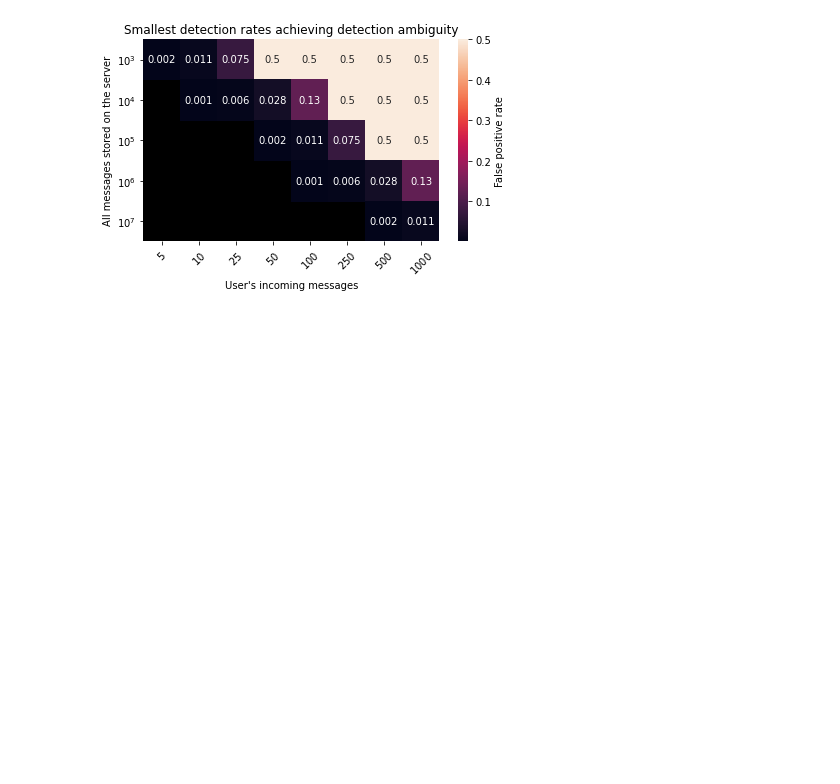
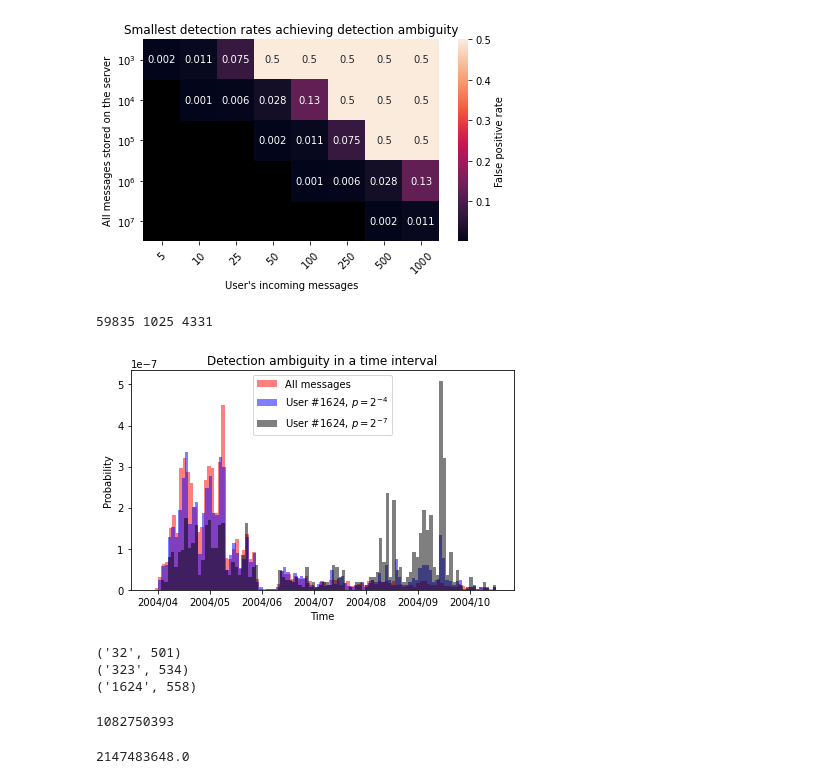
Before and after one commit to seresistvanandras/FMD-analysis, a Jupyter notebook: src/Analyser.ipynb, the cells around one changed output. Drawn from its saved outputs; the diff is of its cells as text; code cells hidden in the pictures; blank space fills up the shorter version.

```diff
--- a/src/Analyser.ipynb
+++ b/src/Analyser.ipynb
@@ -478,9 +548,10 @@ print(len(list(H.edges)))
 # %%
 ## Temporal Uniformity of Detection
-## We build the graph edge by edge adding also the cover (fuzzy edges) and try to detect True Positives!
+## We build the graph edge by edge adding also the cover (fuzzy edges) and try to predict
+## whether a node has received a message given only the fuzzy edges
 G.clear()
-file1 = open('../datasets/CollegeMsg.txt', 'r')
-#file1 = open('../datasets/email-Eu-core-temporal.txt','r')
+#file1 = open('../datasets/CollegeMsg.txt', 'r')
+file1 = open('../datasets/email-Eu-core-temporal.txt','r')
 Lines = file1.readlines()
 
 G = nx.MultiDiGraph() ## this is the graph with also the "cover/fuzzy" edges
@@ -547,6 +618,8 @@ for u in G:
         else:
             trueNegatives+=1
 print(truePositives,falsePositives,trueNegatives,falseNegatives)
+print("Precision:",truePositives/(truePositives+falsePositives))
+print("Recall:",truePositives/(truePositives+falseNegatives))
 # %% [output]
 1000
 2000
@@ -634,3 +707,57 @@ plt.savefig("detectionAmbiguity.pdf")
 plt.show()
 # %% [output]
 [figure]
+# %%
+userId = '1624' ##it has an in_degree 558
+userFalsePositiveRate = math.pow(2,-7)
+timestamps = [] ##contains the timestamp of all the messages
+userTimestamps = []
+userTimestampsFrequent = []
+for edge in tqdm(G.edges(data=True)):
+    if edge[2]['weight'] == 1996: ##these are cover edges, we are not interested in them at this point
+        continue
+    else:
+        timestamps.append(int(edge[2]['weight'].rstrip()))
+    if edge[1]==userId:
+        userTimestamps.append(int(edge[2]['weight'].rstrip()))
+        userTimestampsFrequent.append(int(edge[2]['weight'].rstrip()))
+    else:
+        randNum = np.random.uniform(0,1)
+        if randNum <= userFalsePositiveRate:
+            userTimestamps.append(int(edge[2]['weight'].rstrip()))
+        if randNum <= 8*userFalsePositiveRate:
+            userTimestampsFrequent.append(int(edge[2]['weight'].rstrip()))
+print(len(timestamps),len(userTimestamps),len(userTimestampsFrequent))
+# %% [output]
+59835 1025 4331
+# %%
+plt.hist(timestamps, color = "red",density=True,bins=100,alpha=0.5,label="All messages")
+plt.hist(userTimestampsFrequent,color = "blue",density=True, bins=100, alpha=0.5, label='User #1624, $p=2^{-4}$')
+plt.hist(userTimestamps,color = "black",density=True, bins=100, alpha=0.5, label='User #1624, $p=2^{-7}$')
+plt.legend(loc='best')
+plt.ylabel('Probability')
+plt.xlabel('Time')
+plt.title('Detection ambiguity in a time interval')
+locs, labels = plt.xticks()
+plt.xticks(locs[1:-1],[datetime.datetime.fromtimestamp(t).strftime("%Y/%m") for t in locs][1:-1], rotation='0')
+plt.tight_layout()
+plt.savefig("detectionAmbiguityinEpoch.pdf")
+plt.show()
+# %% [output]
+[figure, added]
+# %%
+for v in G.in_degree():
+    if v[1]>500:
+        print(v)
+# %% [output]
+('32', 501)
+('323', 534)
+('1624', 558)
+# %%
+print(timestamps[3])
+# %% [output]
+1082750393
+# %%
+print(math.pow(2,31))
+# %% [output]
+2147483648.0
```
Also changed, not shown: parts of 11 cells of this notebook, 3 other files.
